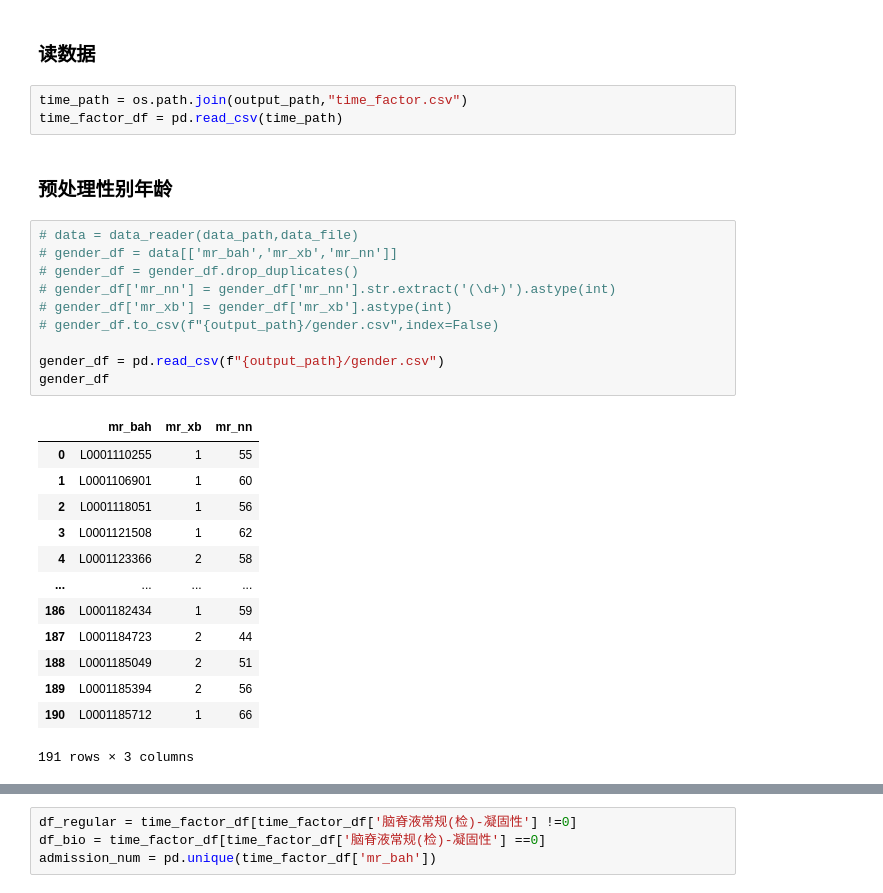
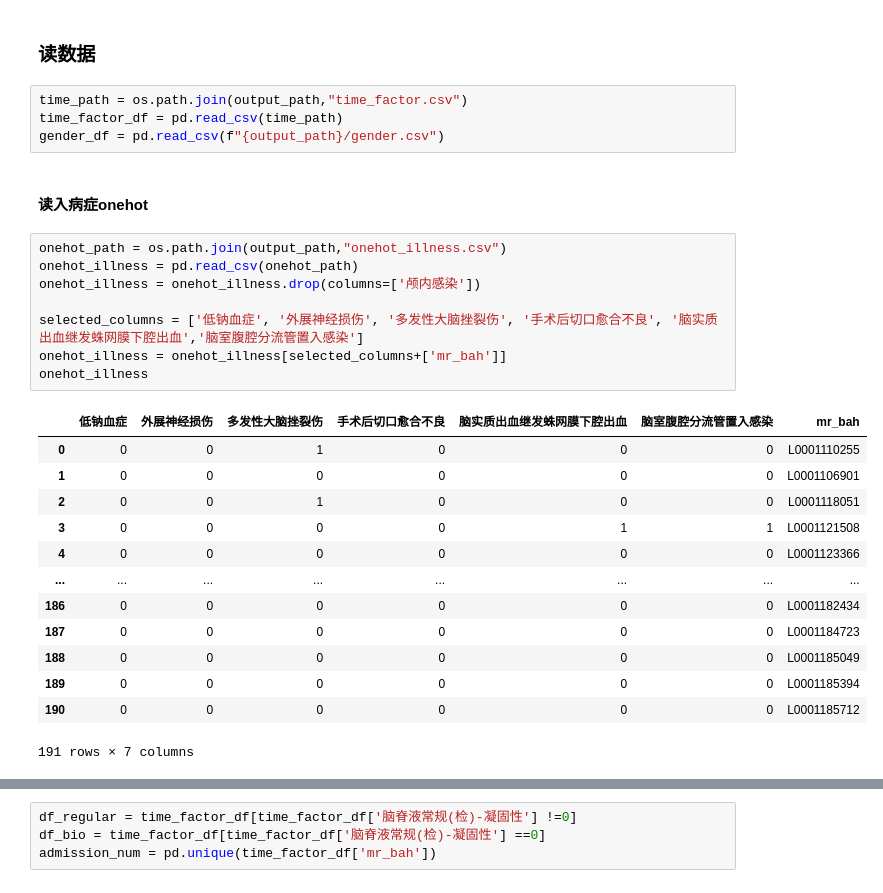
Before and after one commit to SigurYang/Mathematical-modeling, a Jupyter notebook: model_build.ipynb, the cells around one changed output, grey strips where cells are left out. Saved outputs shown, nothing was run; the diff lists cells and outputs as text.

```diff
--- a/model_build.ipynb
+++ b/model_build.ipynb
@@ -18,29 +18,28 @@ output_path = './outputs'
 # %%
 time_path = os.path.join(output_path,"time_factor.csv")
 time_factor_df = pd.read_csv(time_path)
+gender_df = pd.read_csv(f"{output_path}/gender.csv")
-# %% [markdown]
-### 预处理性别年龄
-# %%
-# data = data_reader(data_path,data_file)
-# gender_df = data[['mr_bah','mr_xb','mr_nn']]
-# gender_df = gender_df.drop_duplicates()
-# gender_df['mr_nn'] = gender_df['mr_nn'].str.extract('(\d+)').astype(int)
-# gender_df['mr_xb'] = gender_df['mr_xb'].astype(int)
-# gender_df.to_csv(f"{output_path}/gender.csv",index=False)
-
-gender_df = pd.read_csv(f"{output_path}/gender.csv")
-gender_df
-# %% [output]
-|  | mr_bah | mr_xb | mr_nn |
-| 0 | L0001110255 | 1 | 55 |
-| 1 | L0001106901 | 1 | 60 |
-| 2 | L0001118051 | 1 | 56 |
-| 3 | L0001121508 | 1 | 62 |
-| 4 | L0001123366 | 2 | 58 |
-| ... | ... | ... | ... |
-| 186 | L0001182434 | 1 | 59 |
-| 187 | L0001184723 | 2 | 44 |
-| 188 | L0001185049 | 2 | 51 |
-| 189 | L0001185394 | 2 | 56 |
-| 190 | L0001185712 | 1 | 66 |
-191 rows × 3 columns
+# %% [markdown]
+#### 读入病症onehot
+# %%
+onehot_path = os.path.join(output_path,"onehot_illness.csv")
+onehot_illness = pd.read_csv(onehot_path)
+onehot_illness = onehot_illness.drop(columns=['颅内感染'])
+
+selected_columns = ['低钠血症', '外展神经损伤', '多发性大脑挫裂伤', '手术后切口愈合不良', '脑实质出血继发蛛网膜下腔出血','脑室腹腔分流管置入感染']
+onehot_illness = onehot_illness[selected_columns+['mr_bah']]
+onehot_illness
+# %% [output]
+|  | 低钠血症 | 外展神经损伤 | 多发性大脑挫裂伤 | 手术后切口愈合不良 | 脑实质出血继发蛛网膜下腔出血 | 脑室腹腔分流管置入感染 | mr_bah |
+| 0 | 0 | 0 | 1 | 0 | 0 | 0 | L0001110255 |
+| 1 | 0 | 0 | 0 | 0 | 0 | 0 | L0001106901 |
+| 2 | 0 | 0 | 1 | 0 | 0 | 0 | L0001118051 |
+| 3 | 0 | 0 | 0 | 0 | 1 | 1 | L0001121508 |
+| 4 | 0 | 0 | 0 | 0 | 0 | 0 | L0001123366 |
+| ... | ... | ... | ... | ... | ... | ... | ... |
+| 186 | 0 | 0 | 0 | 0 | 0 | 0 | L0001182434 |
+| 187 | 0 | 0 | 0 | 0 | 0 | 0 | L0001184723 |
+| 188 | 0 | 0 | 0 | 0 | 0 | 0 | L0001185049 |
+| 189 | 0 | 0 | 0 | 0 | 0 | 0 | L0001185394 |
+| 190 | 0 | 0 | 0 | 0 | 0 | 0 | L0001185712 |
+191 rows × 7 columns
```
Also changed, not shown: parts of 38 cells of this notebook, 4 other files.
